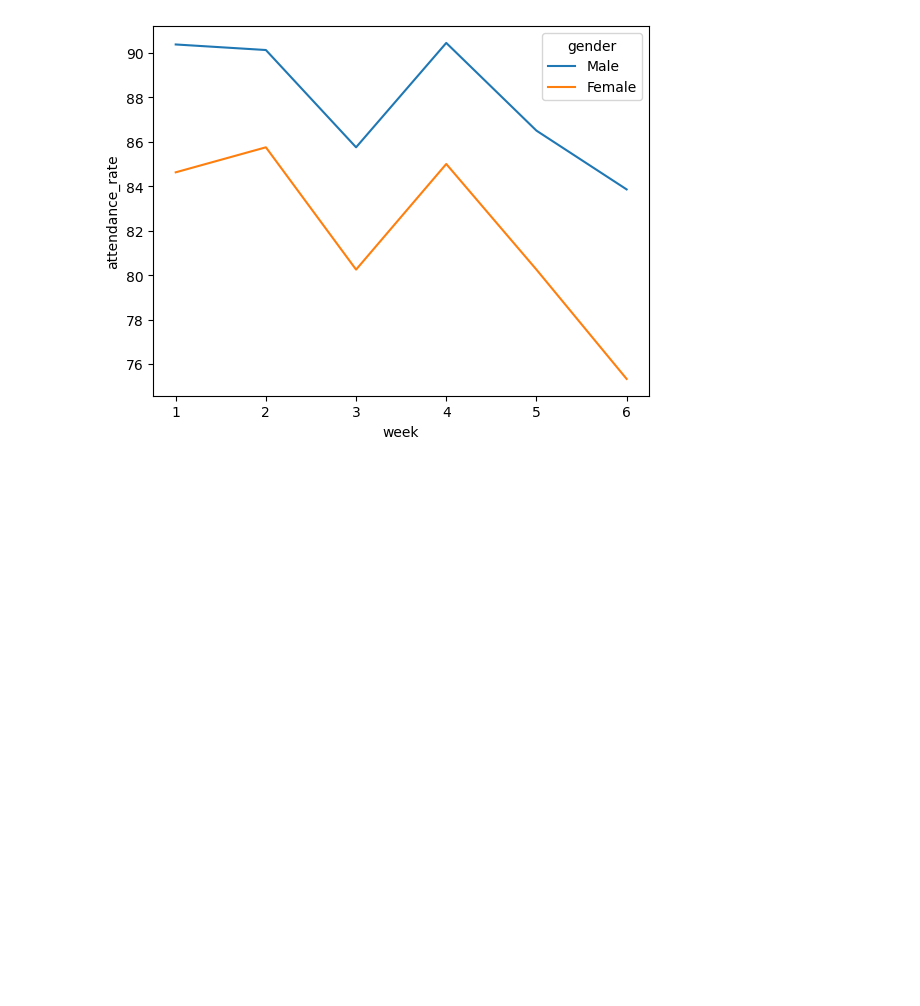
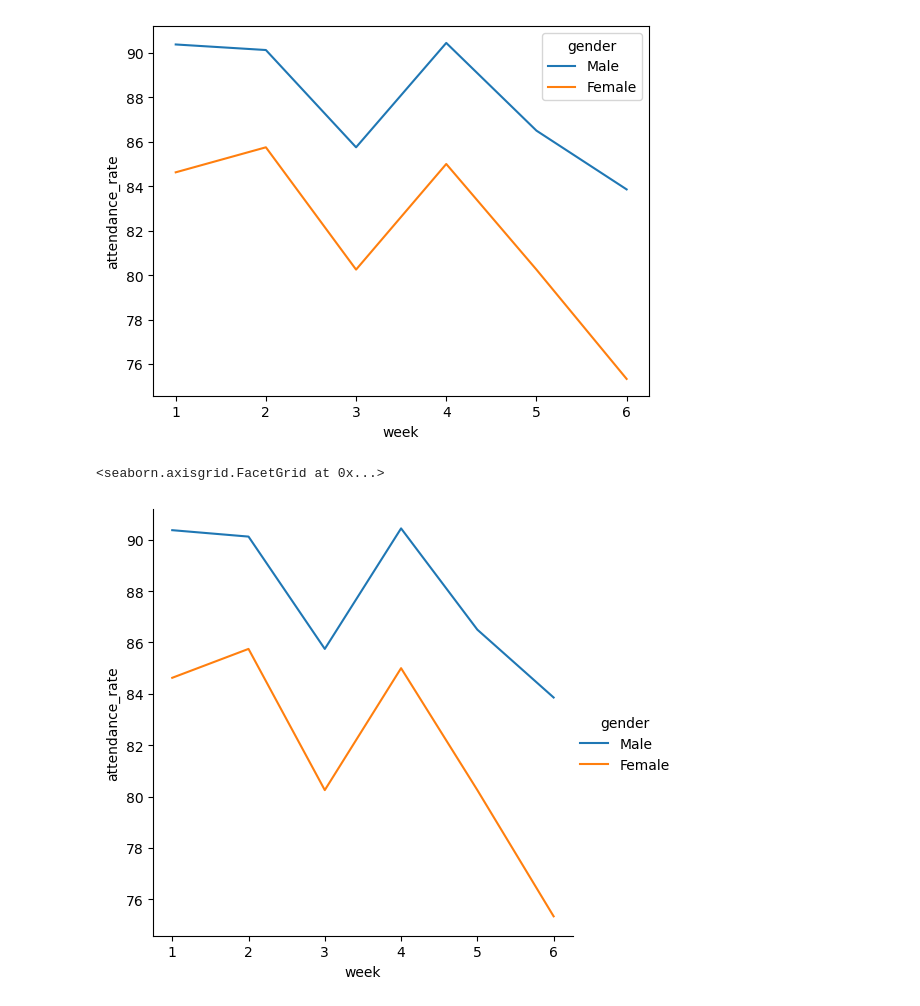
Before and after one commit to arman-hossain45/Phitrom_AI-ML, a Jupyter notebook: allModulePractice.ipynb, the cells around one changed output. Cells and saved outputs as stored; diff of their text form; code cells hidden in the pictures; blank space fills up the shorter version.

Commit message:
seaborn in python

```diff
--- a/allModulePractice.ipynb
+++ b/allModulePractice.ipynb
@@ -3294,3 +3294,10 @@ sns.lineplot(data=df,x='week',y='attendance_rate',errorbar=None,hue='gender')
 # %% [output]
 <Axes: xlabel='week', ylabel='attendance_rate'>
 [figure]
+# %%
+ #figure line draw
+sns.relplot(kind='line',data=df,x='week',y='attendance_rate',errorbar=None,hue='gender')
+#here is area in big like a figure space is big
+# %% [output]
+<seaborn.axisgrid.FacetGrid at 0x...>
+[figure, added]
```
Also changed, not shown: parts of 14 cells of this notebook.
